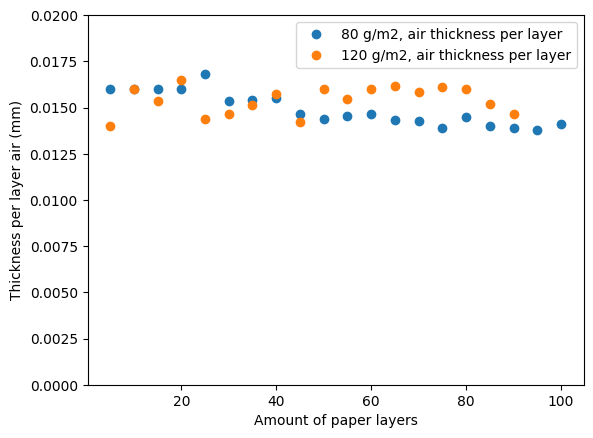
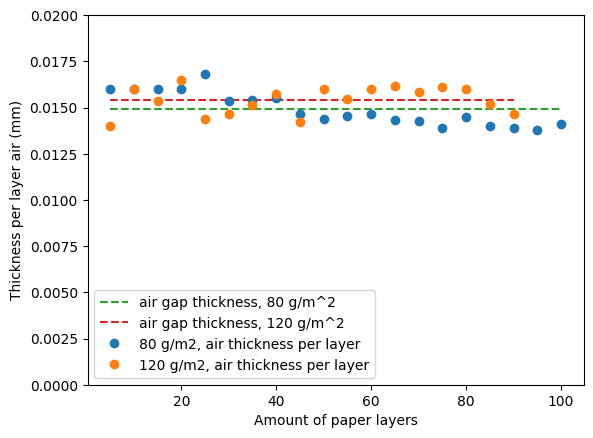
Unified diff of the notebook cell whose output changed from the first chart to the second:
--- before
+++ after
@@ -6,4 +6,10 @@
 norm_air_thickness_120d = [a/b for a, b in zip (air_thickness_120d[1:], layers_120d[1:])]
 phi_120d = [a/b for a, b in zip (papermm_120d[1:], measured_mm_120d[1:])]
+
+d_a_80 = constant(layers_80d[1:], norm_air_thickness_80d, 0.02)
+d_a_120 = constant(layers_120d[1:], norm_air_thickness_120d, 0.02)
+
+print(f"Air gap thickness for 80 g/m^2: {d_a_80:.4f} mm")
+print(f"Air gap thickness for 120 g/m^2: {d_a_120:.4f} mm")
 
 plt.errorbar(layers_80d, air_thickness_80d, label = '80 g/m2, total air thickness', fmt = 'o')
@@ -16,4 +22,6 @@
 plt.errorbar(layers_80d[1:], norm_air_thickness_80d, label = '80 g/m2, air thickness per layer', fmt = 'o')
 plt.errorbar(layers_120d[1:], norm_air_thickness_120d, label = '120 g/m2, air thickness per layer', fmt = 'o')
+plt.plot([min(layers_80d[1:]), max(layers_80d[1:])], [d_a_80, d_a_80], label = 'air gap thickness, 80 g/m^2', linestyle = '--')
+plt.plot([min(layers_120d[1:]), max(layers_120d[1:])], [d_a_120, d_a_120], label = 'air gap thickness, 120 g/m^2', linestyle = '--')
 plt.ylim(0, 0.02)
 plt.legend()

Commit: test